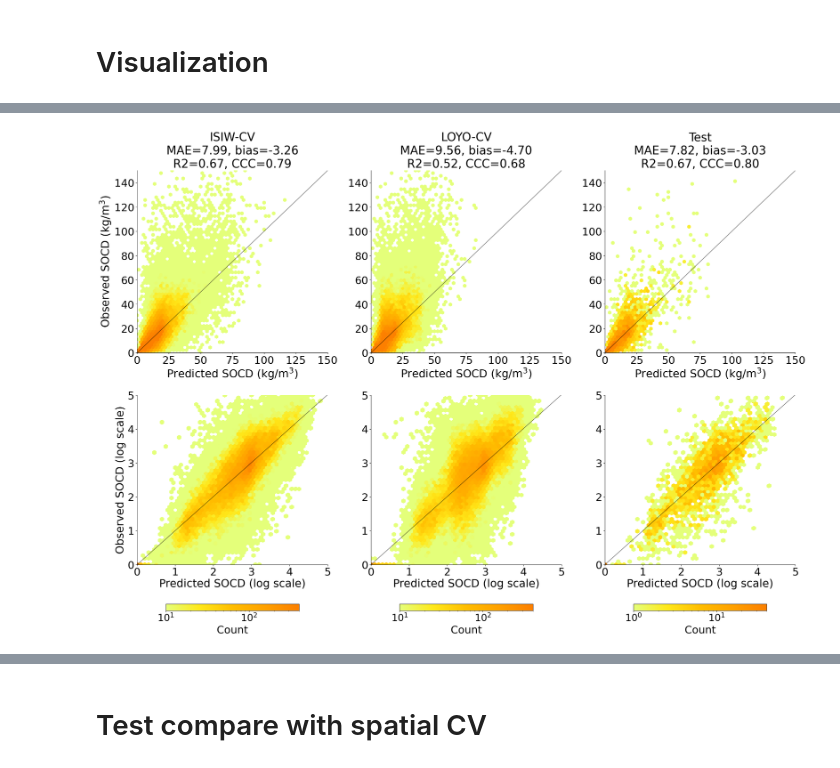
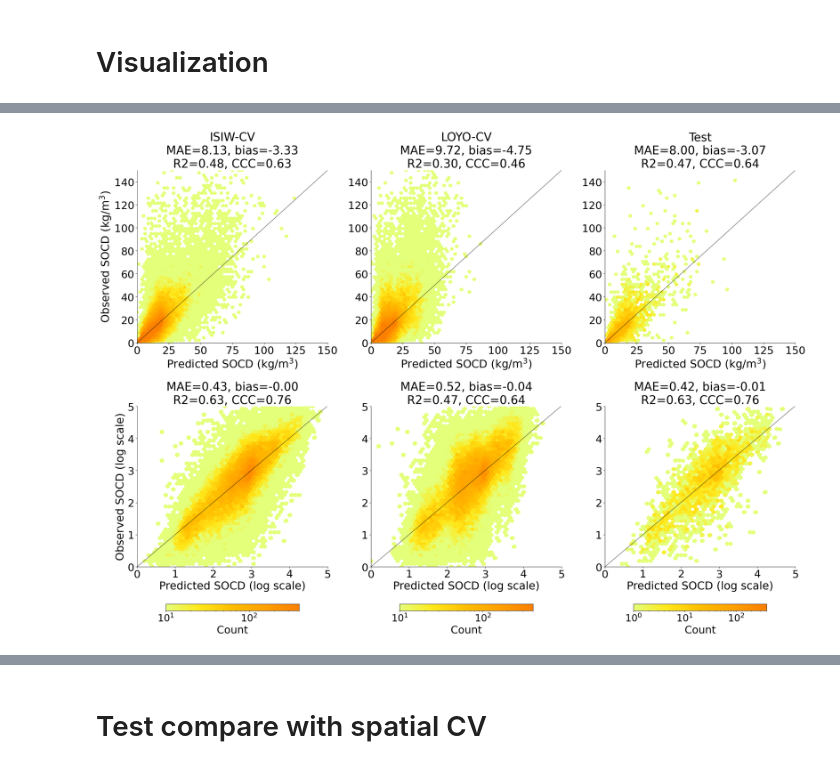
Before and after one commit to AI4SoilHealth/SoilHealthDataCube, a Jupyter notebook: SOCD_map/009_evaluation_cv.weight.ipynb, the cells around one changed output, grey strips where cells are left out. Drawn from its saved outputs; the diff is of its cells as text; code cells hidden in the pictures.

Commit message:
remove pseudo-zero points from metrics calculation

```diff
--- a/SOCD_map/009_evaluation_cv.weight.ipynb
+++ b/SOCD_map/009_evaluation_cv.weight.ipynb
@@ -158,9 +159,14 @@ train.to_parquet(f'{folder_path}/data/016_data.train_cv.pq')
 # %% [markdown]
 # Visualization
 # %%
-train = pd.read_parquet(f'{folder_path}/data/016_data.train_cv.pq')
-test = pd.read_parquet(f'{folder_path}/data/011_data_test.pred.pq')
+train = pd.read_parquet(f'{folder_path}/data/016_data.train_cv_v{version}.pq')
+train = train.loc[train['ref']!='GLanCE'] # remove pseudo-zero point from metrics calculation
+test = pd.read_parquet(f'{folder_path}/data/011_data_test.pred_v{version}.pq')
 
 mae_test, medae_test, mape_test, ccc_test, r2_test, bias_test = calc_metrics(test[tgt], test['ocd_pred'], weights=None, space=space)
 mae_tcv, medae_tcv, mape_tcv, ccc_tcv, r2_tcv, bias_tcv = calc_metrics(train[tgt], train['loy_cv'], weights=None, space=space)
 mae_scv, medae_scv, mape_scv, ccc_scv, r2_scv, bias_scv = calc_metrics(train[tgt], train['isiw_cv'], weights=train['weights'], space = space)
+
+mae_test_n, medae_test_n, mape_test_n, ccc_test_n, r2_test_n, bias_test_n = calc_metrics(test[prop], np.expm1(test['ocd_pred']), weights=None, space='normal')
+mae_tcv_n, medae_tcv_n, mape_tcv_n, ccc_tcv_n, r2_tcv_n, bias_tcv_n = calc_metrics(train[prop], np.expm1(train['loy_cv']), weights=None, space='normal')
+mae_scv_n, medae_scv_n, mape_scv_n, ccc_scv_n, r2_scv_n, bias_scv_n = calc_metrics(train[prop], np.expm1(train['isiw_cv']), weights=train['weights'], space = 'normal')
@@ -228,13 +182,13 @@ show_high = 150
 fig, axs = plt.subplots(2, 3, figsize=(25, 18), gridspec_kw={'height_ratios': [1, 1.2]})
 plt.rcParams.update({'font.size': 24})
 
+# Plot non-log-transformed data (top row)
 plot_data = [
-    (train[prop], np.expm1(train['isiw_cv']), mae_scv, bias_scv, r2_scv, ccc_scv, 'ISIW-CV', 400, 10),
-    (train[prop], np.expm1(train['loy_cv']), mae_tcv, bias_tcv, r2_tcv, ccc_tcv, 'LOYO-CV', 400, 10),
-    (test[prop], np.expm1(test['ocd_pred']), mae_test, bias_test, r2_test, ccc_test, 'Test', 40, 1),
+    (train[prop], np.expm1(train['isiw_cv']), mae_scv_n, bias_scv_n, r2_scv_n, ccc_scv_n, 'ISIW-CV', 400, 10),
+    (train[prop], np.expm1(train['loy_cv']), mae_tcv_n, bias_tcv_n, r2_tcv_n, ccc_tcv_n, 'LOYO-CV', 400, 10),
+    (test[prop], np.expm1(test['ocd_pred']), mae_test_n, bias_test_n, r2_test_n, ccc_test_n, 'Test', 400, 1),
 ]
 
-# Plot non-log-transformed data (top row)
 for i, (y, x, mae, bias, r2, ccc, title, den_max, den_min) in enumerate(plot_data):
     ax = axs[0, i]
 
@@ -262,6 +216,12 @@ for i, (y, x, mae, bias, r2, ccc, title, den_max, den_min) in enumerate(plot_dat
 
 show_high = 5
 # Plot log-transformed data (bottom row)
+plot_data = [
+    (train[prop], np.expm1(train['isiw_cv']), mae_scv, bias_scv, r2_scv, ccc_scv, 'ISIW-CV', 400, 10),
+    (train[prop], np.expm1(train['loy_cv']), mae_tcv, bias_tcv, r2_tcv, ccc_tcv, 'LOYO-CV', 400, 10),
+    (test[prop], np.expm1(test['ocd_pred']), mae_test, bias_test, r2_test, ccc_test, 'Test', 400, 1),
+]
+
 for i, (y, x, mae, bias, r2, ccc, title, den_max, den_min) in enumerate(plot_data):
     ax = axs[1, i]
 
@@ -278,32 +238,33 @@ for i, (y, x, mae, bias, r2, ccc, title, den_max, den_min) in enumerate(plot_dat
     # Add diagonal line
     ax.plot([show_low, show_high], [show_low, np.log1p(150)], "-k", alpha=.5)
 
     # Set labels
+    ax.set_title(f'MAE={mae:.2f}, bias={bias:.2f}\nR2={r2:.2f}, CCC={ccc:.2f}')
     if i == 0:
         ax.set_ylabel('Observed SOCD (log scale)', fontsize=27)
 
     ax.set_xlim([show_low, show_high])
     ax.set_ylim([show_low, show_high])
     ax.set_xlabel('Predicted SOCD (log scale)', fontsize=27)
     ax.spines['top'].set_visible(False)
     ax.spines['right'].set_visible(False)
     ax.tick_params(labelsize=26)
     ax.set_aspect('auto', adjustable='box')
 
 # Add colorbars only for the bottom row
 for ax, (y, x, _, _, _, _, _, den_max, den_min) in zip(axs[1], plot_data):
     y_transformed = np.log1p(y)
     x_transformed = np.log1p(x)
     hb = ax.hexbin(
         x_transformed, y_transformed, gridsize=50, extent=[0, np.log1p(150), 0, np.log1p(150)],
         cmap='Wistia', mincnt=1, vmin=den_min, vmax=den_max, bins='log'
     )
     cbar = fig.colorbar(hb, ax=ax, orientation='horizontal', fraction=0.046, pad=0.18, shrink=0.7)
     cbar.set_label('Count', fontsize=26)
 
 plt.tight_layout()
-plt.savefig(f'{folder_path}/figure/figure_prediction_accuracy.pdf', format='pdf', bbox_inches='tight', dpi=300)
+plt.savefig(f'{folder_path}/figure/figure_prediction_accuracy_v{version}.pdf', format='pdf', bbox_inches='tight', dpi=300)
 
 plt.show()
 # %% [output]
-[figure, old version]
+[figure, new version]
```
Also changed, not shown: parts of 13 cells of this notebook.
